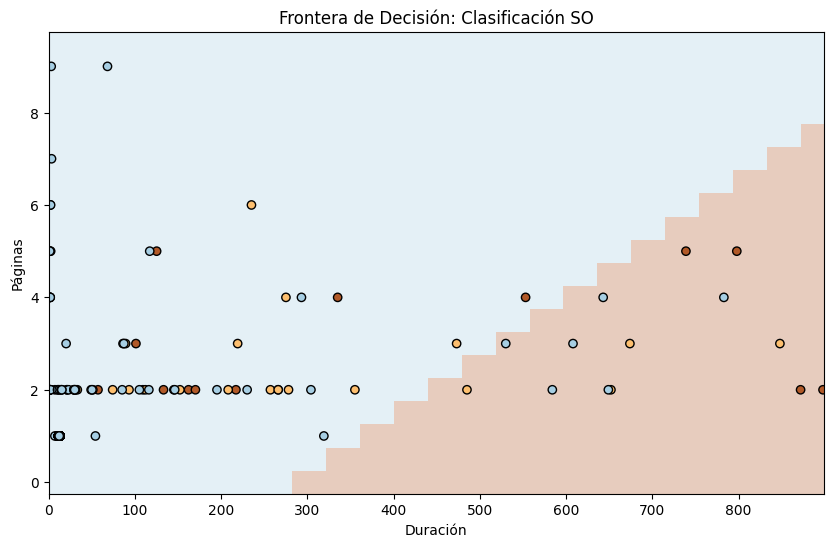
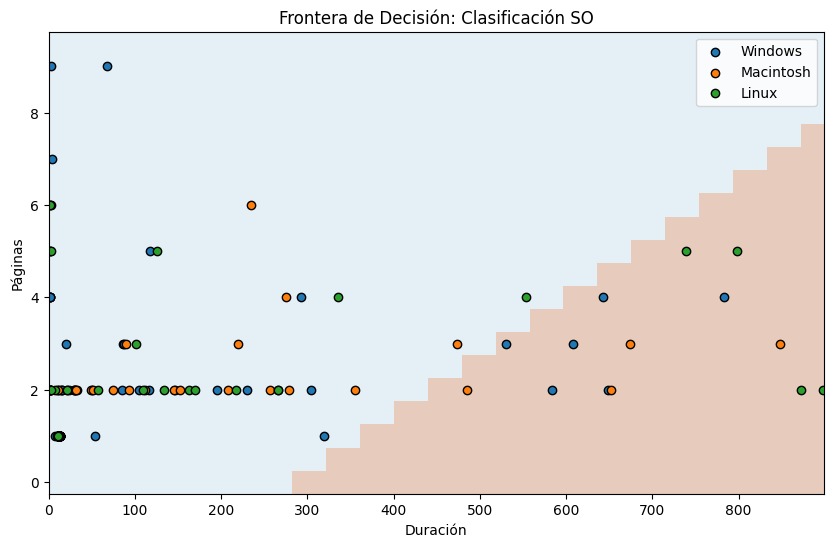
Code edit (unified diff) that turned the first committed figure into the second:
--- before
+++ after
@@ -16,5 +16,16 @@
 plt.figure(figsize=(10, 6))
 plt.pcolormesh(xx, yy, Z, cmap=plt.cm.Paired, shading='auto', alpha=0.3)
-plt.scatter(X_vis[:, 0], X_vis[:, 1], c=y, edgecolors='k', cmap=plt.cm.Paired)
+
+# Definimos las etiquetas y colores
+target_names = {0: 'Windows', 1: 'Macintosh', 2: 'Linux'}
+
+# Graficamos cada clase individualmente para generar la leyenda
+for i in range(3):
+    plt.scatter(X_vis[y == i, 0], X_vis[y == i, 1], 
+                label=target_names[i], 
+                edgecolors='k', 
+                cmap=plt.cm.Paired)
+
+plt.legend(loc='best') # Esto crea el cuadro de referencias
 plt.title('Frontera de Decisión: Clasificación SO')
 plt.xlabel('Duración')

Commit: Actividad 2 con frontera de decision